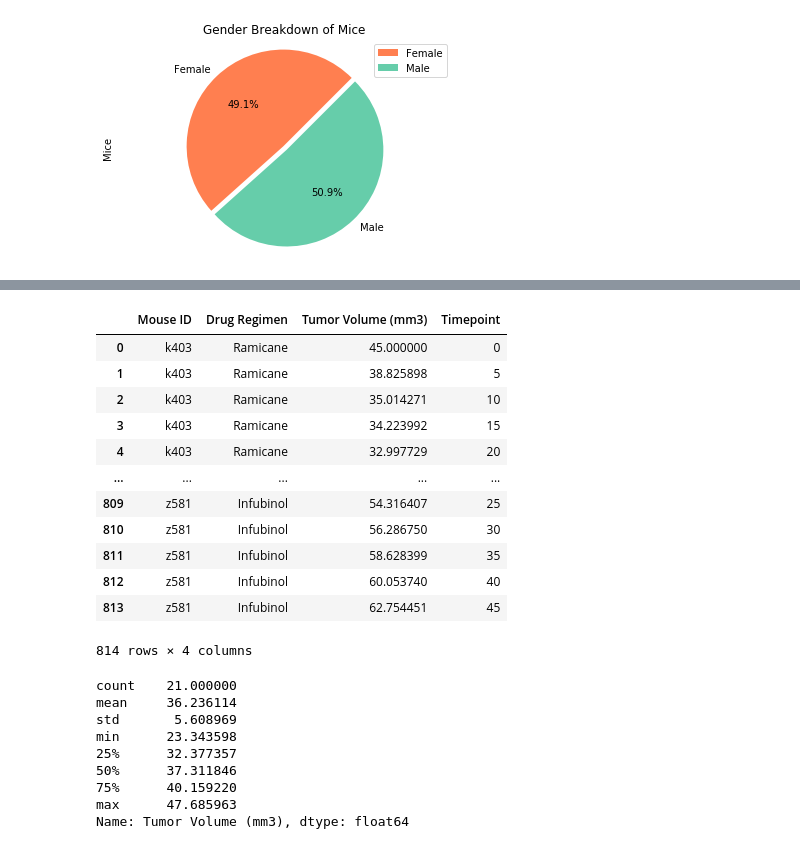
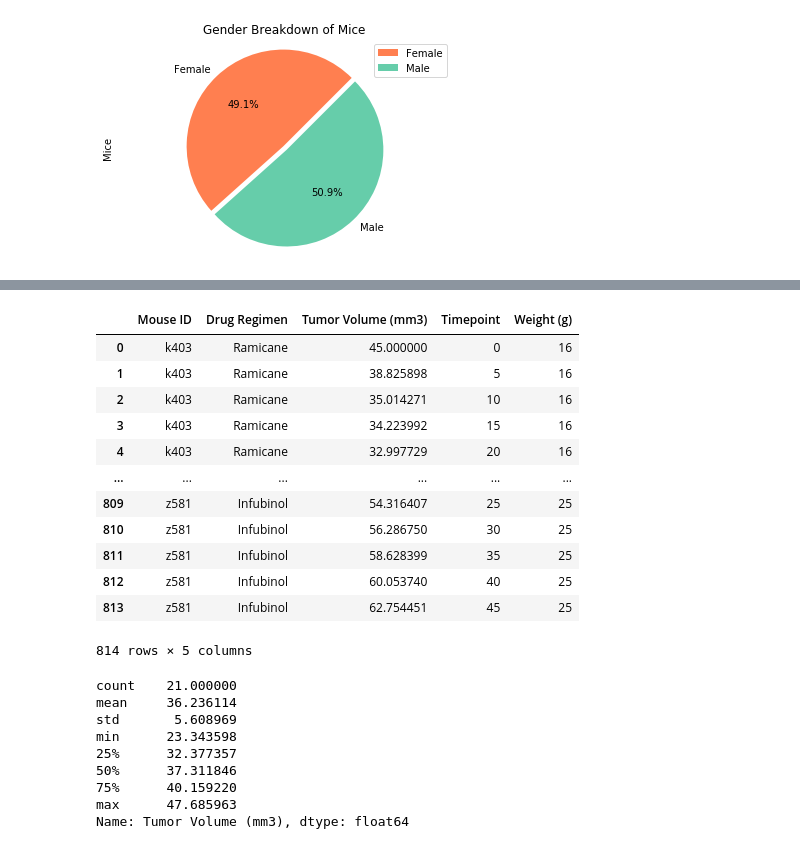
Before and after one commit to juliabrunett/matplotlib-challenge, a Jupyter notebook: Pymaceuticals/pymaceuticals.ipynb, the cells around one changed output, grey strips where cells are left out. Cells and saved outputs as stored; diff of their text form; code cells hidden in the pictures.

```diff
--- a/Pymaceuticals/pymaceuticals.ipynb
+++ b/Pymaceuticals/pymaceuticals.ipynb
@@ -319,28 +319,28 @@ plt.show()
 # %%
 # Find 4 promising regimens and isolate into a dataframe
 promising_regimens = merged_df.loc[(merged_df["Drug Regimen"] == "Capomulin") | (merged_df["Drug Regimen"] == "Ramicane") |
                                    (merged_df["Drug Regimen"] == "Infubinol") | (merged_df["Drug Regimen"] == "Ceftamin"), :]
 # Reset the index
 promising_regimens = promising_regimens.reset_index(drop=True)
 
 # Remove other columns
-promising_regimens = promising_regimens[["Mouse ID", "Drug Regimen", "Tumor Volume (mm3)", "Timepoint"]]
+promising_regimens = promising_regimens[["Mouse ID", "Drug Regimen", "Tumor Volume (mm3)", "Timepoint", "Weight (g)"]]
 
 promising_regimens
 # %% [output]
-|  | Mouse ID | Drug Regimen | Tumor Volume (mm3) | Timepoint |
-| 0 | k403 | Ramicane | 45.000000 | 0 |
-| 1 | k403 | Ramicane | 38.825898 | 5 |
-| 2 | k403 | Ramicane | 35.014271 | 10 |
-| 3 | k403 | Ramicane | 34.223992 | 15 |
-| 4 | k403 | Ramicane | 32.997729 | 20 |
-| ... | ... | ... | ... | ... |
-| 809 | z581 | Infubinol | 54.316407 | 25 |
-| 810 | z581 | Infubinol | 56.286750 | 30 |
-| 811 | z581 | Infubinol | 58.628399 | 35 |
-| 812 | z581 | Infubinol | 60.053740 | 40 |
-| 813 | z581 | Infubinol | 62.754451 | 45 |
+|  | Mouse ID | Drug Regimen | Tumor Volume (mm3) | Timepoint | Weight (g) |
+| 0 | k403 | Ramicane | 45.000000 | 0 | 16 |
+| 1 | k403 | Ramicane | 38.825898 | 5 | 16 |
+| 2 | k403 | Ramicane | 35.014271 | 10 | 16 |
+| 3 | k403 | Ramicane | 34.223992 | 15 | 16 |
+| 4 | k403 | Ramicane | 32.997729 | 20 | 16 |
+| ... | ... | ... | ... | ... | ... |
+| 809 | z581 | Infubinol | 54.316407 | 25 | 25 |
+| 810 | z581 | Infubinol | 56.286750 | 30 | 25 |
+| 811 | z581 | Infubinol | 58.628399 | 35 | 25 |
+| 812 | z581 | Infubinol | 60.053740 | 40 | 25 |
+| 813 | z581 | Infubinol | 62.754451 | 45 | 25 |
-814 rows × 4 columns
+814 rows × 5 columns
 # %%
 # Isolate the final timepoint (45) & Capomulin drug
 capomulin = promising_regimens.loc[(promising_regimens["Timepoint"] == 45) & (promising_regimens["Drug Regimen"] == "Capomulin"),:]
```
Also changed, not shown: parts of 45 cells of this notebook.
